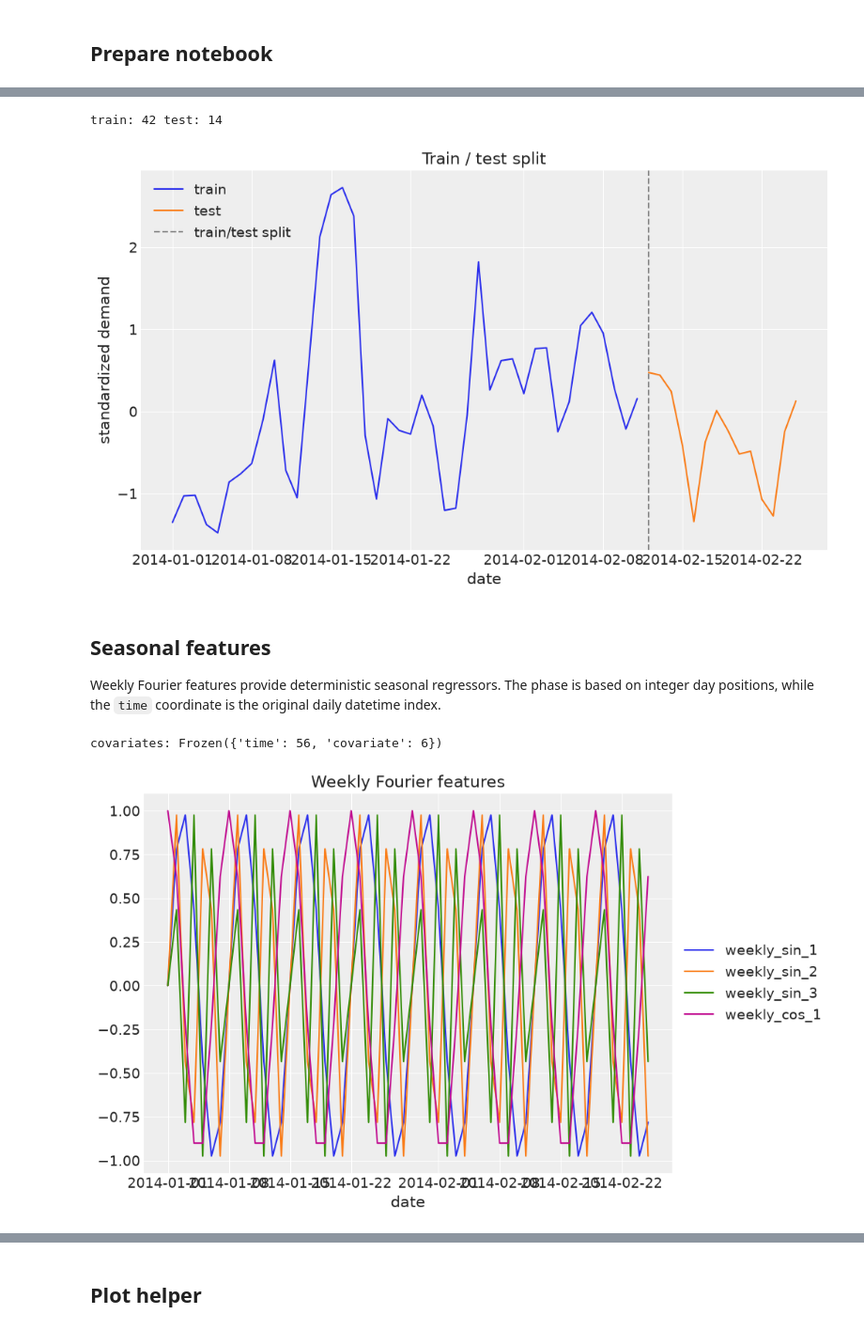
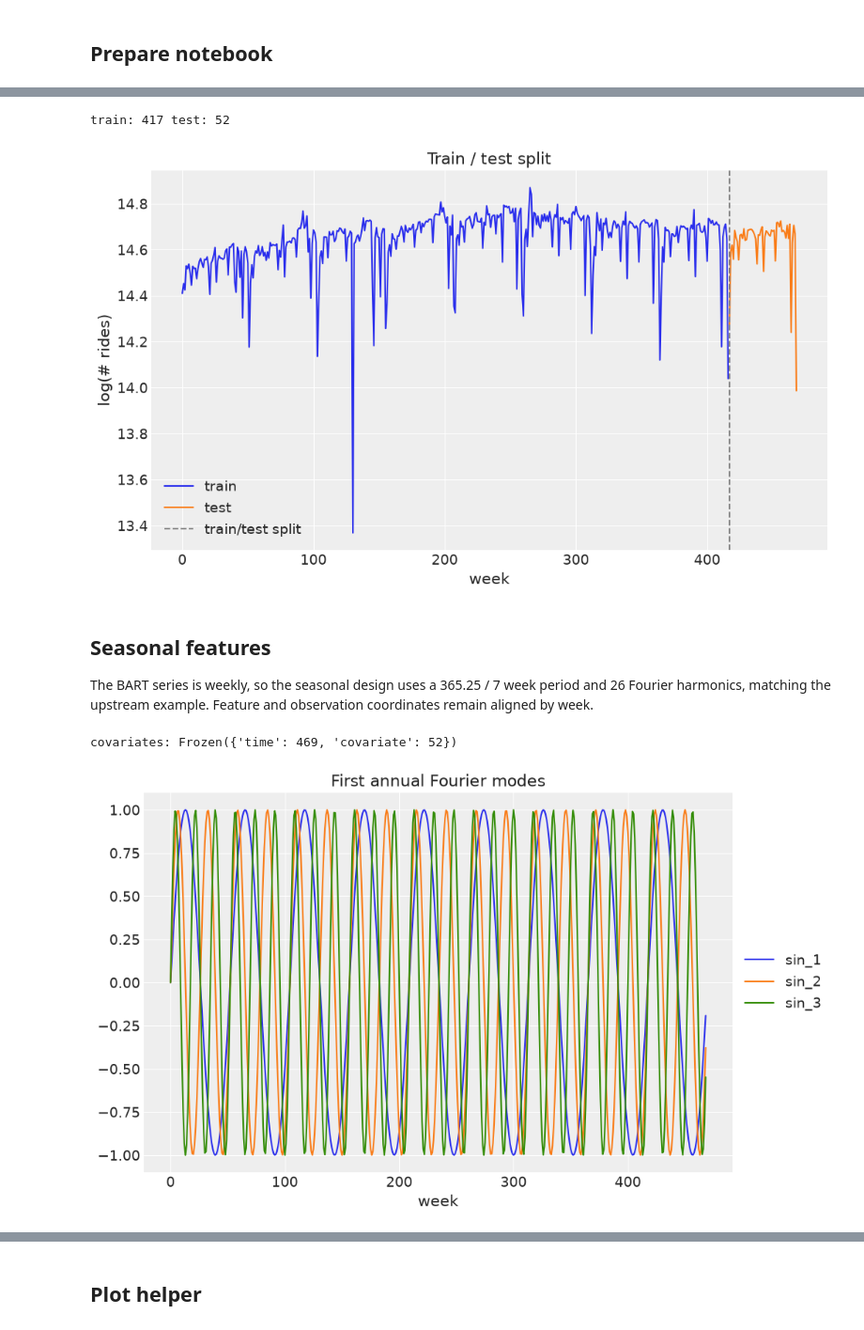
Before and after one commit to pymc-labs/pymc-forecast, a Jupyter notebook: docs/examples/forecasting_univariate.ipynb, the cells around one changed output, grey strips where cells are left out. Shown at 94% size. Saved outputs shown, nothing was run; the diff lists cells and outputs as text; code cells hidden in the pictures.

```diff
--- a/docs/examples/forecasting_univariate.ipynb
+++ b/docs/examples/forecasting_univariate.ipynb
@@ -59,12 +57,10 @@ scale.
 # %%
-demand_hourly, temperature_hourly = load_victoria_electricity()
-demand_daily = demand_hourly.resample({TIME_DIM: "D"}).mean()
-y = ((demand_daily - demand_daily.mean()) / demand_daily.std()).rename("standardized_demand")
+y = load_bart_weekly()
 duration = y.sizes[TIME_DIM]
-print("daily observations:", duration)
+print("weekly observations:", duration)
 
 fig, ax = plt.subplots()
 ax.plot(y[TIME_DIM].values, y.values, color="black", lw=1)
-ax.set(title="Victoria daily electricity demand", xlabel="date", ylabel="standardized demand")
+ax.set(title="Total weekly BART ridership", xlabel="week", ylabel="log(# rides)")
 plt.show()
 # %% [output]
@@ -78,5 +74,5 @@ coordinates, and those coordinates will appear on posterior predictive draws.
 # %%
-TEST_WINDOW = 14
+TEST_WINDOW = 52
 T1 = duration - TEST_WINDOW
 
 y_train = y.isel({TIME_DIM: slice(None, T1)})
@@ -87,42 +83,34 @@ fig, ax = plt.subplots()
 ax.plot(y_train[TIME_DIM].values, y_train.values, color="C0", label="train")
 ax.plot(y_test[TIME_DIM].values, y_test.values, color="C1", label="test")
 ax.axvline(y_test[TIME_DIM].values[0], color="gray", ls="--", label="train/test split")
-ax.legend(loc="upper left")
-ax.set(title="Train / test split", xlabel="date", ylabel="standardized demand")
+ax.legend(loc="lower left")
+ax.set(title="Train / test split", xlabel="week", ylabel="log(# rides)")
 plt.show()
 # %% [output]
-train: 42 test: 14
+train: 417 test: 52
-[figure, old version]
+[figure, new version]
 # %% [markdown]
 ## Seasonal features
 
-Weekly Fourier features provide deterministic seasonal regressors. The phase is based on
-integer day positions, while the `time` coordinate is the original daily datetime index.
+The BART series is weekly, so the seasonal design uses a 365.25 / 7 week period and 26
+Fourier harmonics, matching the upstream example. Feature and observation coordinates
+remain aligned by week.
 # %%
-def make_fourier_covariates(index: np.ndarray) -> xr.DataArray:
-    positions = np.arange(len(index), dtype=float)
-    features = fourier_features(positions, period=7, num_terms=3)
-    features = features.rename({"fourier": "covariate"})
-    features = features.assign_coords({TIME_DIM: index})
-    features = features.assign_coords(
-        covariate=[f"weekly_{label}" for label in features["covariate"].values]
-    )
-    return features
-
-
-covariates = make_fourier_covariates(y[TIME_DIM].values)
+NUM_TERMS = 26
+covariates = fourier_features(duration, period=365.25 / 7, num_terms=NUM_TERMS)
+covariates = covariates.rename({"fourier": "covariate"})
 covariates_train = covariates.isel({TIME_DIM: slice(None, T1)})
 print("covariates:", covariates.sizes)
 
 fig, ax = plt.subplots()
-for name in covariates["covariate"].values[:4]:
+for name in covariates["covariate"].values[:3]:
     ax.plot(covariates[TIME_DIM].values, covariates.sel(covariate=name).values, label=name)
 ax.legend(loc="center left", bbox_to_anchor=(1, 0.5))
-ax.set(title="Weekly Fourier features", xlabel="date")
+ax.set(title="First annual Fourier modes", xlabel="week")
 plt.show()
 # %% [output]
-covariates: Frozen({'time': 56, 'covariate': 6})
+covariates: Frozen({'time': 469, 'covariate': 52})
-[figure, old version]
+[figure, new version]
 # %% [markdown]
 ## Model specification
 
```
Also changed, not shown: parts of 19 cells of this notebook, 3 other files.
